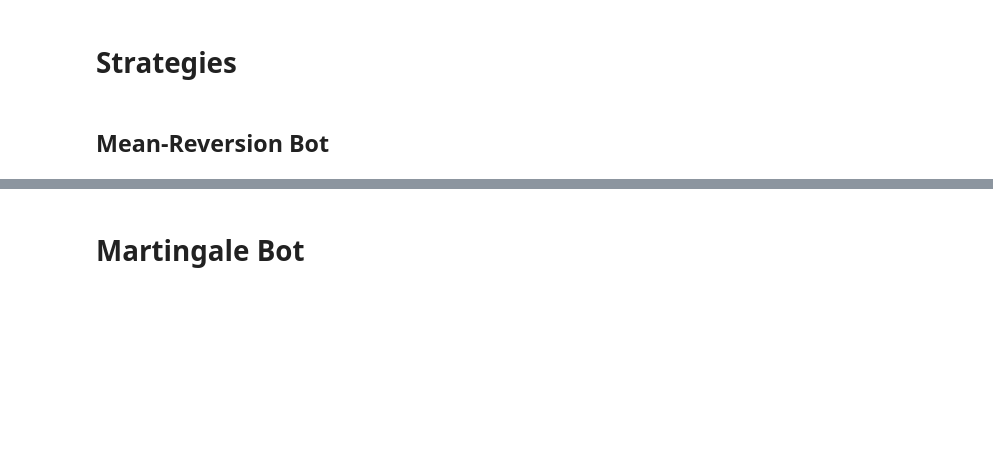
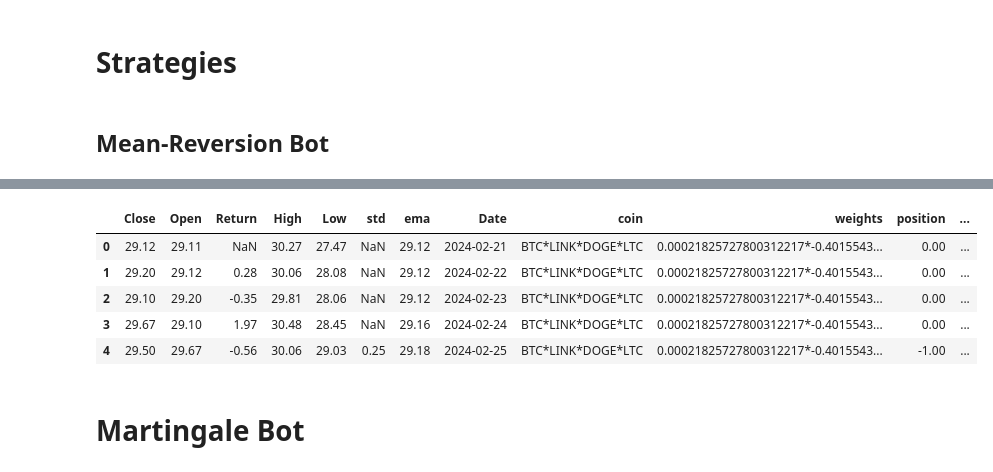
Before and after one commit to AminFiroozi/Trading-Algorithm-Project, a Jupyter notebook: Trading-Algorithm-Project.ipynb, the cells around one changed output, grey strips where cells are left out. Saved outputs shown, nothing was run; the diff lists cells and outputs as text; code cells hidden in the pictures; blank space fills up the shorter version.

```diff
--- a/Trading-Algorithm-Project.ipynb
+++ b/Trading-Algorithm-Project.ipynb
@@ -1550,7 +1557,14 @@ plt.show()
 # %%
 mean_reversion_bot = final_df
 mean_reversion_bot['percent_invested'] = np.abs(mean_reversion_bot['position']) * 50
-# mean_reversion_bot
+mean_reversion_bot.head()
+# %% [output]
+|  | Close | Open | Return | High | Low | std | ema | Date | coin | weights | position | ... |
+| 0 | 29.12 | 29.11 | NaN | 30.27 | 27.47 | NaN | 29.12 | 2024-02-21 | BTC*LINK*DOGE*LTC | 0.00021825727800312217*-0.4015543... | 0.00 | ... |
+| 1 | 29.20 | 29.12 | 0.28 | 30.06 | 28.08 | NaN | 29.12 | 2024-02-22 | BTC*LINK*DOGE*LTC | 0.00021825727800312217*-0.4015543... | 0.00 | ... |
+| 2 | 29.10 | 29.20 | -0.35 | 29.81 | 28.06 | NaN | 29.12 | 2024-02-23 | BTC*LINK*DOGE*LTC | 0.00021825727800312217*-0.4015543... | 0.00 | ... |
+| 3 | 29.67 | 29.10 | 1.97 | 30.48 | 28.45 | NaN | 29.16 | 2024-02-24 | BTC*LINK*DOGE*LTC | 0.00021825727800312217*-0.4015543... | 0.00 | ... |
+| 4 | 29.50 | 29.67 | -0.56 | 30.06 | 29.03 | 0.25 | 29.18 | 2024-02-25 | BTC*LINK*DOGE*LTC | 0.00021825727800312217*-0.4015543... | -1.00 | ... |
 # %% [markdown]
 # Martingale Bot
 # %%
```
Also changed, not shown: parts of 25 cells of this notebook.
